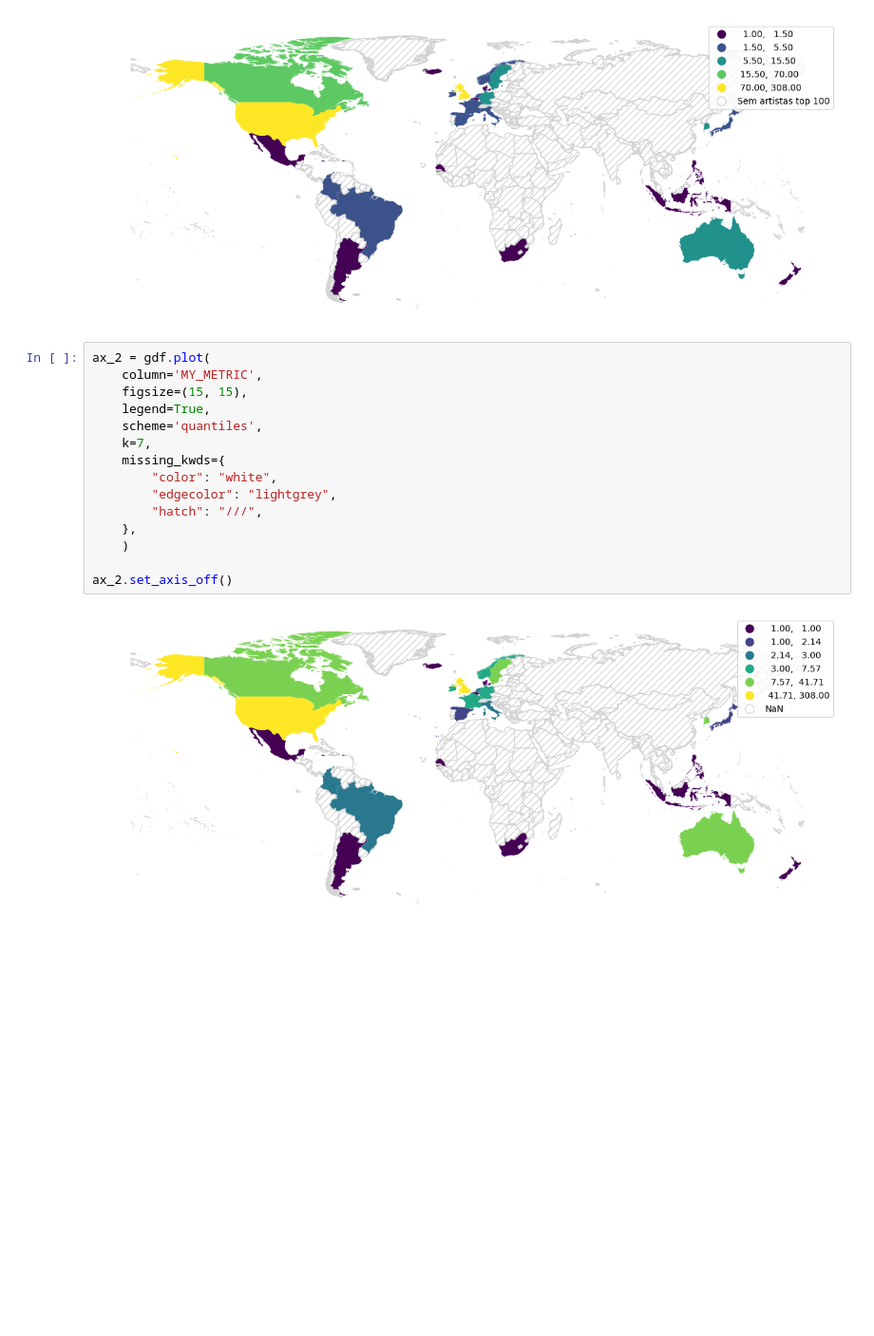
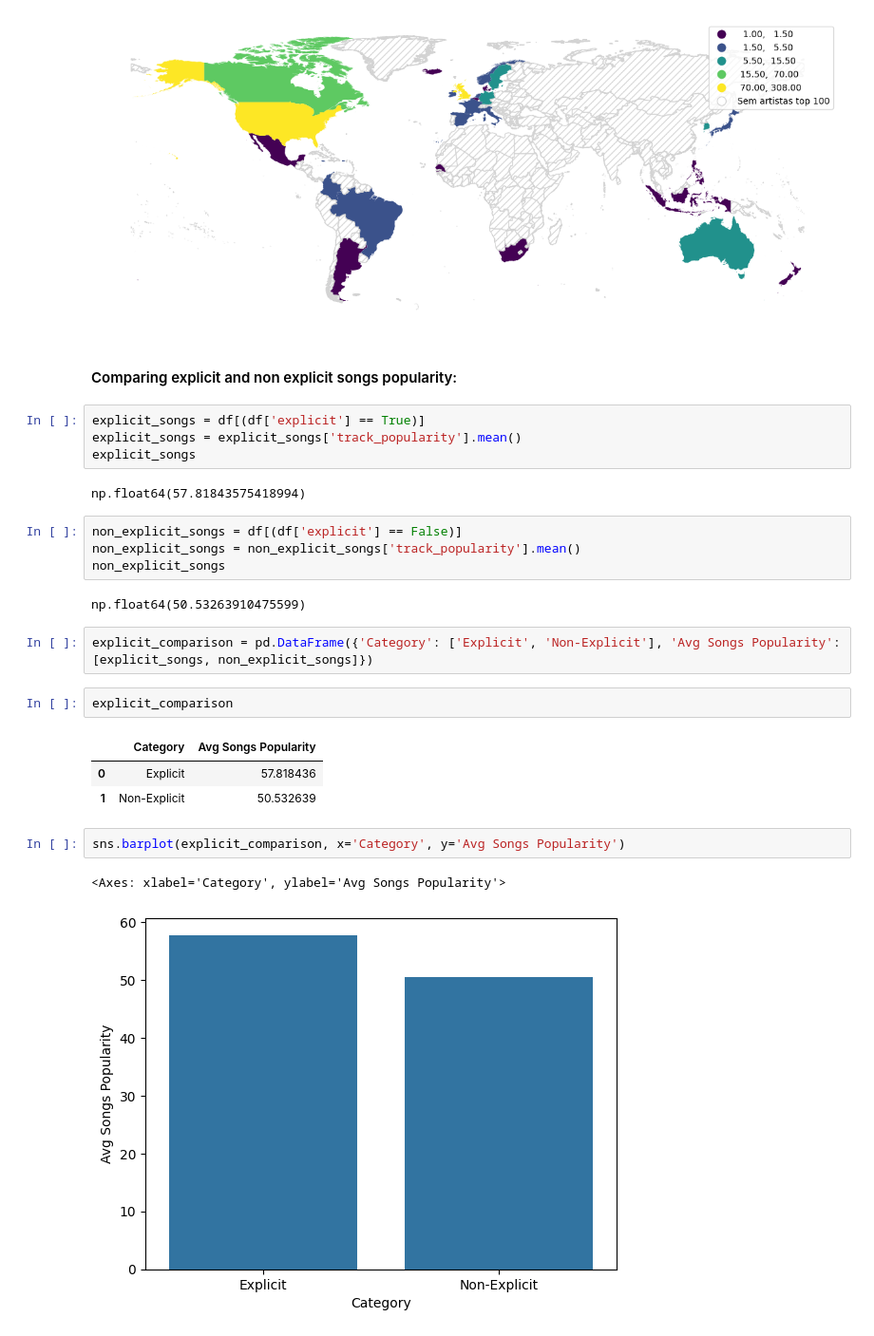
Before and after one commit to prokope/learning-data-science, a Jupyter notebook: eda.ipynb, the cells around one changed output. Shown at 95% size. Saved outputs shown, nothing was run; the diff lists cells and outputs as text; blank space fills up the shorter version.

Commit message:
comparing explicit songs vs non explicit popularity

```diff
--- a/eda.ipynb
+++ b/eda.ipynb
@@ -817,20 +817,30 @@ ax_2 = gdf.plot(
 ax_2.set_axis_off()
 # %% [output]
 [figure]
-# %%
-ax_2 = gdf.plot(
-    column='MY_METRIC',
-    figsize=(15, 15),
-    legend=True,
-    scheme='quantiles',
-    k=7,
-    missing_kwds={
-        "color": "white",
-        "edgecolor": "lightgrey",
-        "hatch": "///",
-    },
-    )
-
-ax_2.set_axis_off()
-# %% [output]
-[figure, removed]
+# %% [markdown]
+#### Comparing explicit and non explicit songs popularity:
+# %%
+explicit_songs = df[(df['explicit'] == True)]
+explicit_songs = explicit_songs['track_popularity'].mean()
+explicit_songs
+# %% [output]
+np.float64(57.81843575418994)
+# %%
+non_explicit_songs = df[(df['explicit'] == False)]
+non_explicit_songs = non_explicit_songs['track_popularity'].mean()
+non_explicit_songs
+# %% [output]
+np.float64(50.53263910475599)
+# %%
+explicit_comparison = pd.DataFrame({'Category': ['Explicit', 'Non-Explicit'], 'Avg Songs Popularity': [explicit_songs, non_explicit_songs]})
+# %%
+explicit_comparison
+# %% [output]
+|  | Category | Avg Songs Popularity |
+| 0 | Explicit | 57.818436 |
+| 1 | Non-Explicit | 50.532639 |
+# %%
+sns.barplot(explicit_comparison, x='Category', y='Avg Songs Popularity')
+# %% [output]
+<Axes: xlabel='Category', ylabel='Avg Songs Popularity'>
+[figure, added]
```
Also changed, not shown: parts of 2 cells of this notebook.
